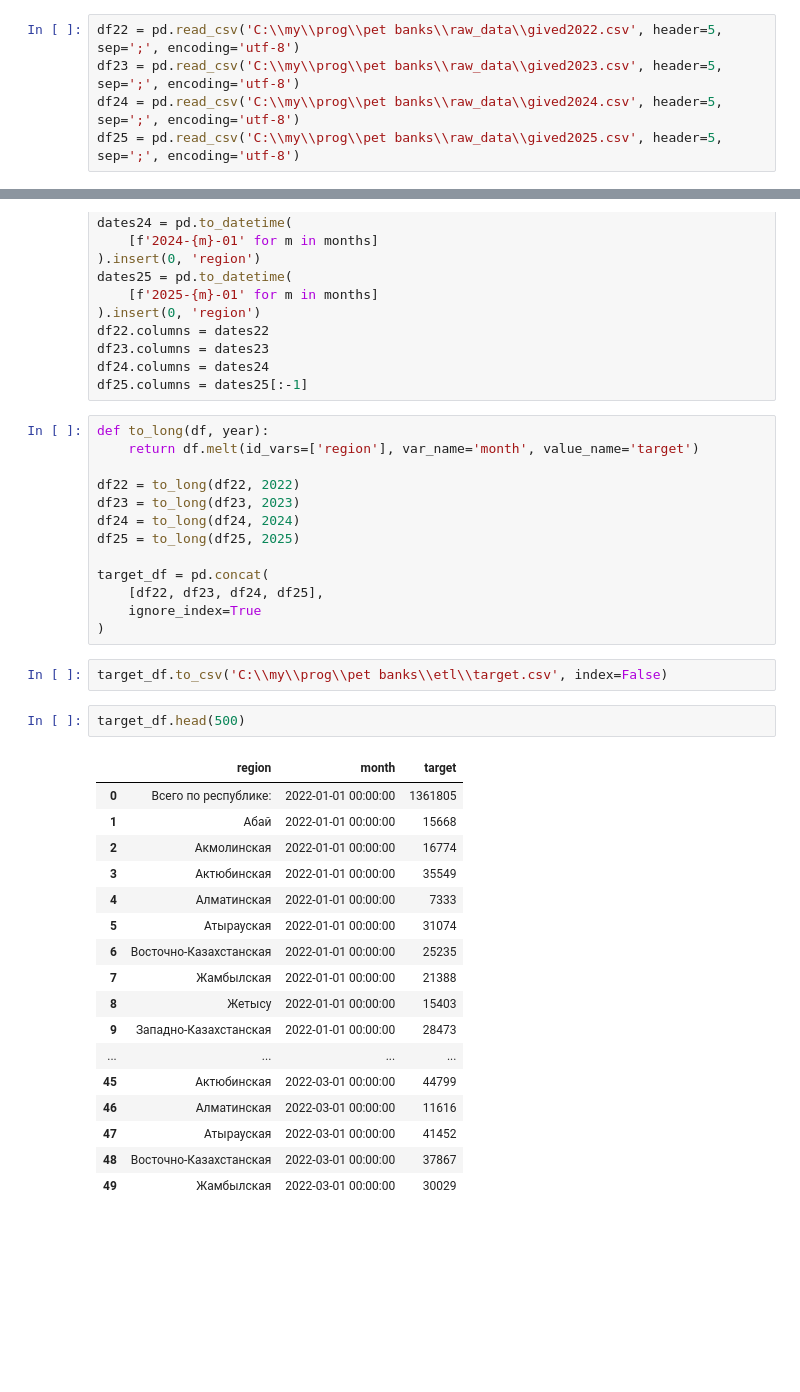
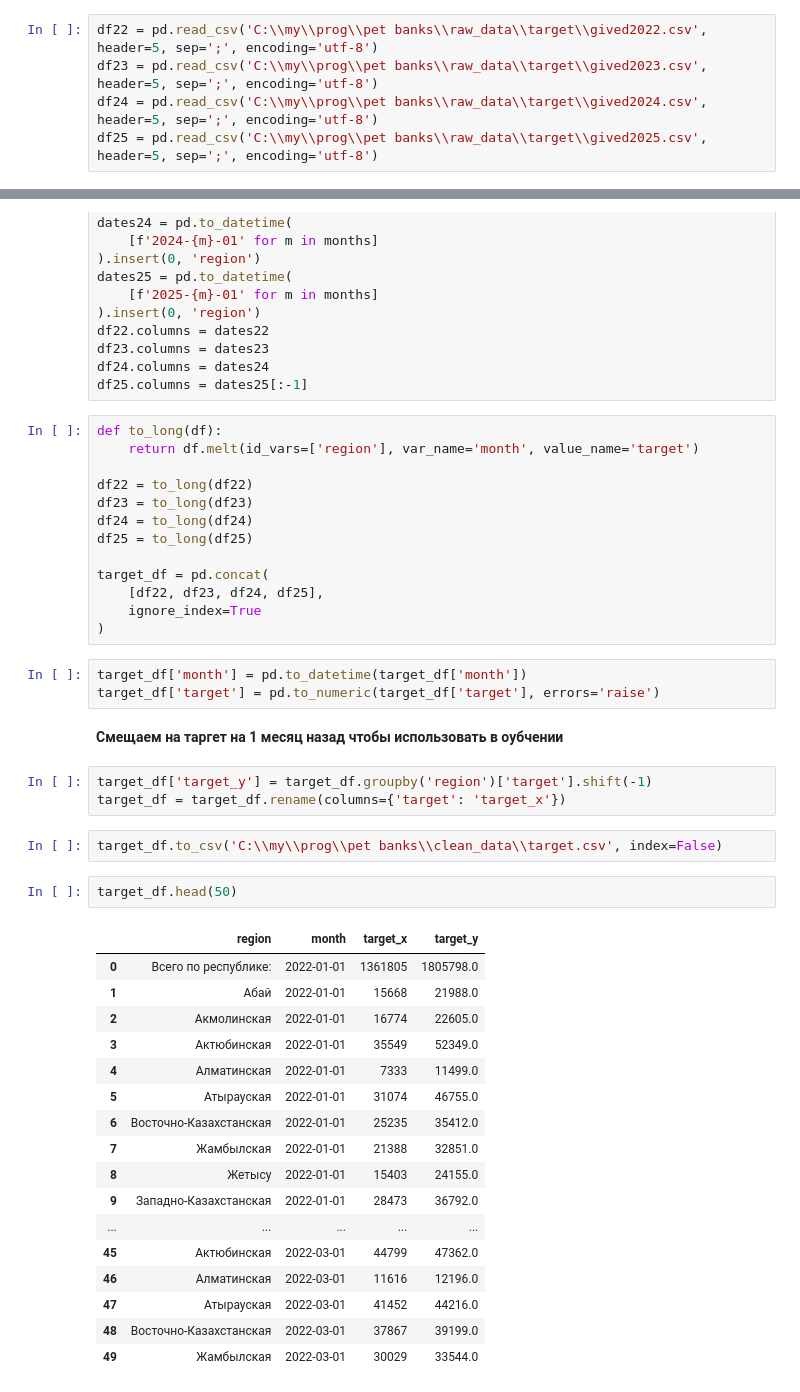
Before and after one commit to nikitalarkin/deposit_pet_kz, a Jupyter notebook: etl/group_target.ipynb, the cells around one changed output, grey strips where cells are left out. Drawn from its saved outputs; the diff is of its cells as text; blank space fills up the shorter version.

```diff
--- a/etl/group_target.ipynb
+++ b/etl/group_target.ipynb
@@ -6,10 +6,10 @@ pd.set_option("display.max_rows", None)
 pd.set_option("display.max_columns", None)
 pd.set_option("display.width", None)
 # %%
-df22 = pd.read_csv('C:\\my\\prog\\pet banks\\raw_data\\gived2022.csv', header=5, sep=';', encoding='utf-8')
-df23 = pd.read_csv('C:\\my\\prog\\pet banks\\raw_data\\gived2023.csv', header=5, sep=';', encoding='utf-8')
-df24 = pd.read_csv('C:\\my\\prog\\pet banks\\raw_data\\gived2024.csv', header=5, sep=';', encoding='utf-8')
-df25 = pd.read_csv('C:\\my\\prog\\pet banks\\raw_data\\gived2025.csv', header=5, sep=';', encoding='utf-8')
+df22 = pd.read_csv('C:\\my\\prog\\pet banks\\raw_data\\target\\gived2022.csv', header=5, sep=';', encoding='utf-8')
+df23 = pd.read_csv('C:\\my\\prog\\pet banks\\raw_data\\target\\gived2023.csv', header=5, sep=';', encoding='utf-8')
+df24 = pd.read_csv('C:\\my\\prog\\pet banks\\raw_data\\target\\gived2024.csv', header=5, sep=';', encoding='utf-8')
+df25 = pd.read_csv('C:\\my\\prog\\pet banks\\raw_data\\target\\gived2025.csv', header=5, sep=';', encoding='utf-8')
 # %% [markdown]
 **Оставляем только таргеты и убираем наны**
 # %%
@@ -211,37 +194,45 @@ df23.columns = dates23
 df24.columns = dates24
 df25.columns = dates25[:-1]
 # %%
-def to_long(df, year):
+def to_long(df):
     return df.melt(id_vars=['region'], var_name='month', value_name='target')
 
-df22 = to_long(df22, 2022)
-df23 = to_long(df23, 2023)
-df24 = to_long(df24, 2024)
-df25 = to_long(df25, 2025)
+df22 = to_long(df22)
+df23 = to_long(df23)
+df24 = to_long(df24)
+df25 = to_long(df25)
 
 target_df = pd.concat(
     [df22, df23, df24, df25],
     ignore_index=True
 )
+# %%
+target_df['month'] = pd.to_datetime(target_df['month'])
+target_df['target'] = pd.to_numeric(target_df['target'], errors='raise')
+# %% [markdown]
+**Смещаем на таргет на 1 месяц назад чтобы использовать в оубчении**
+# %%
+target_df['target_y'] = target_df.groupby('region')['target'].shift(-1)
+target_df = target_df.rename(columns={'target': 'target_x'})
 # %%
-target_df.to_csv('C:\\my\\prog\\pet banks\\etl\\target.csv', index=False)
+target_df.to_csv('C:\\my\\prog\\pet banks\\clean_data\\target.csv', index=False)
 # %%
-target_df.head(500)
+target_df.head(50)
 # %% [output]
-|  | region | month | target |
-| 0 | Всего по республике: | 2022-01-01 00:00:00 | 1361805 |
-| 1 | Абай | 2022-01-01 00:00:00 | 15668 |
-| 2 | Акмолинская | 2022-01-01 00:00:00 | 16774 |
-| 3 | Актюбинская | 2022-01-01 00:00:00 | 35549 |
-| 4 | Алматинская | 2022-01-01 00:00:00 | 7333 |
-| 5 | Атырауская | 2022-01-01 00:00:00 | 31074 |
-| 6 | Восточно-Казахстанская | 2022-01-01 00:00:00 | 25235 |
-| 7 | Жамбылская | 2022-01-01 00:00:00 | 21388 |
-| 8 | Жетысу | 2022-01-01 00:00:00 | 15403 |
-| 9 | Западно-Казахстанская | 2022-01-01 00:00:00 | 28473 |
-| ... | ... | ... | ... |
-| 45 | Актюбинская | 2022-03-01 00:00:00 | 44799 |
-| 46 | Алматинская | 2022-03-01 00:00:00 | 11616 |
-| 47 | Атырауская | 2022-03-01 00:00:00 | 41452 |
-| 48 | Восточно-Казахстанская | 2022-03-01 00:00:00 | 37867 |
-| 49 | Жамбылская | 2022-03-01 00:00:00 | 30029 |
+|  | region | month | target_x | target_y |
+| 0 | Всего по республике: | 2022-01-01 | 1361805 | 1805798.0 |
+| 1 | Абай | 2022-01-01 | 15668 | 21988.0 |
+| 2 | Акмолинская | 2022-01-01 | 16774 | 22605.0 |
+| 3 | Актюбинская | 2022-01-01 | 35549 | 52349.0 |
+| 4 | Алматинская | 2022-01-01 | 7333 | 11499.0 |
+| 5 | Атырауская | 2022-01-01 | 31074 | 46755.0 |
+| 6 | Восточно-Казахстанская | 2022-01-01 | 25235 | 35412.0 |
+| 7 | Жамбылская | 2022-01-01 | 21388 | 32851.0 |
+| 8 | Жетысу | 2022-01-01 | 15403 | 24155.0 |
+| 9 | Западно-Казахстанская | 2022-01-01 | 28473 | 36792.0 |
+| ... | ... | ... | ... | ... |
+| 45 | Актюбинская | 2022-03-01 | 44799 | 47362.0 |
+| 46 | Алматинская | 2022-03-01 | 11616 | 12196.0 |
+| 47 | Атырауская | 2022-03-01 | 41452 | 44216.0 |
+| 48 | Восточно-Казахстанская | 2022-03-01 | 37867 | 39199.0 |
+| 49 | Жамбылская | 2022-03-01 | 30029 | 33544.0 |
```
Also changed, not shown: parts of 1 cell of this notebook, 6 other files.
